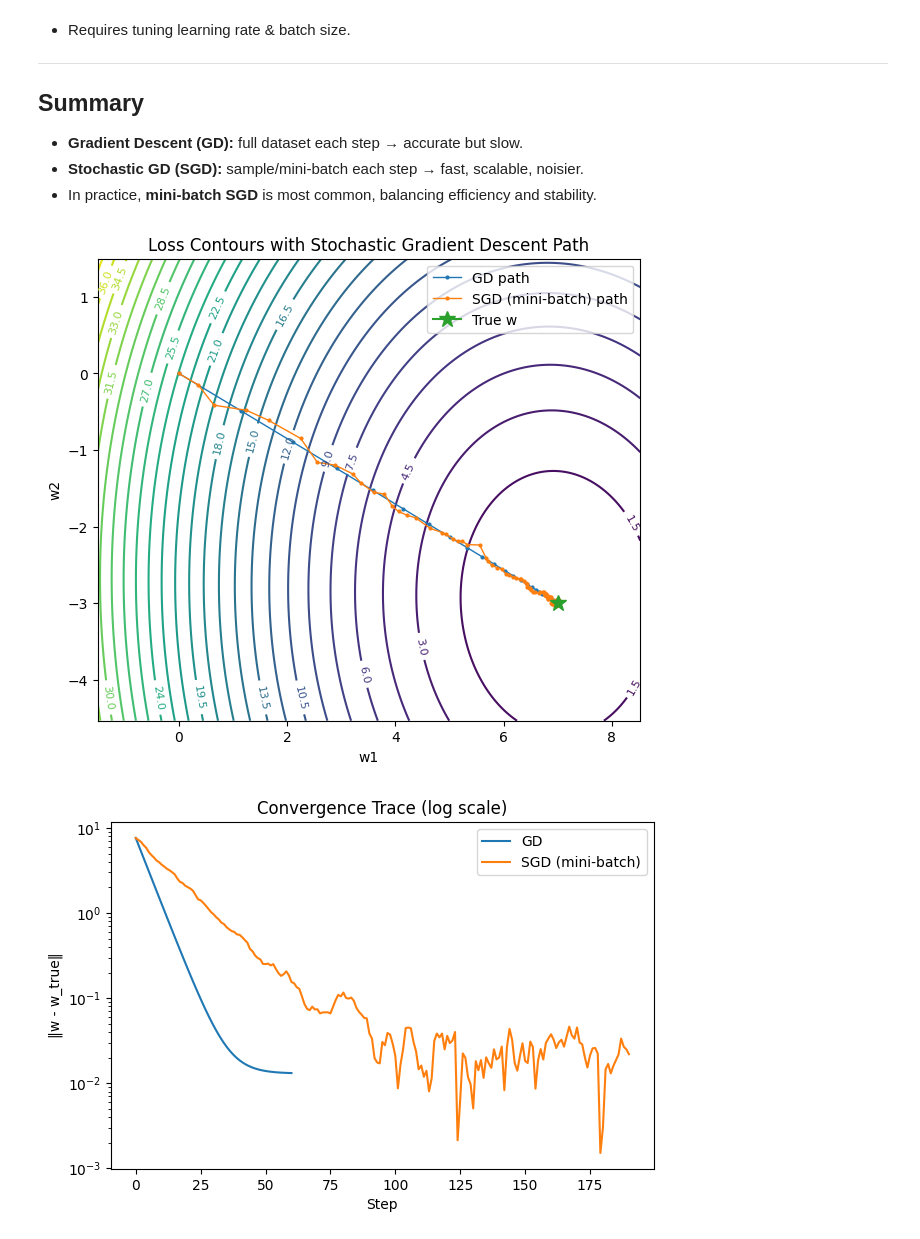
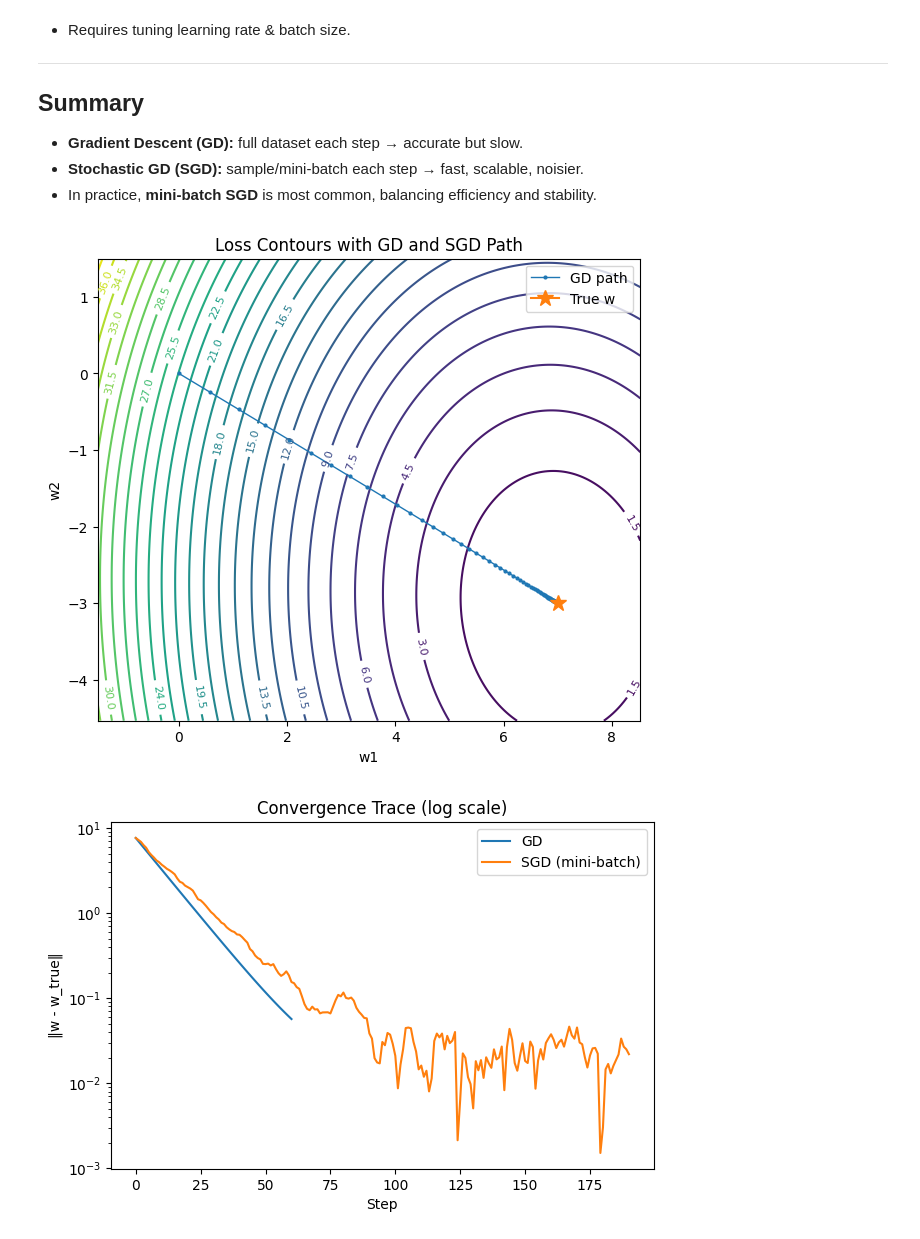
Before and after one commit to Tartertx/MIMF-Fall-2025, a Jupyter notebook: w4d4homework.ipynb, the cells around one changed output. Drawn from its saved outputs; the diff is of its cells as text; code cells hidden in the pictures.

```diff
--- a/w4d4homework.ipynb
+++ b/w4d4homework.ipynb
@@ -76,7 +76,7 @@ def grad_batch(w, Xb, yb):
     return (Xb.T @ r) / len(yb)
 
 # ----- Run GD -----
-def run_gd(lr=0.2, iters=60):
+def run_gd(lr=0.1, iters=60):
     w = np.zeros(d)
     path = [w.copy()]
     for _ in range(iters):
@@ -120,35 +120,35 @@ cs2 = plt.contour(W1, W2, Z, levels=25)
 plt.clabel(cs2, inline=True, fontsize=8)
 
 plt.plot(gd_path[:, 0], gd_path[:, 1], marker="o", markersize=2,
          linewidth=1, label="GD path")
-plt.plot(sgd_path[:, 0], sgd_path[:, 1], marker="o", markersize=2,
-         linewidth=1, label="SGD (mini-batch) path")
+# plt.plot(sgd_path[:, 0], sgd_path[:, 1], marker="o", markersize=2,
+        #  linewidth=1, label="SGD (mini-batch) path")
 plt.plot([w_true[0]], [w_true[1]], marker="*", markersize=12,
          label="True w")
 
 plt.xlabel("w1")
 plt.ylabel("w2")
-plt.title("Loss Contours with Stochastic Gradient Descent Path")
+plt.title("Loss Contours with GD and SGD Path")
 plt.legend()
 plt.show()
 
 
 # Helper: distance to true parameters
 def error_to_true(path, w_true):
     return np.linalg.norm(path - w_true, axis=1)
 
 gd_err = error_to_true(gd_path, w_true)
 sgd_err = error_to_true(sgd_path, w_true)
 
 plt.figure(figsize=(7, 4.5))
 plt.plot(gd_err, label="GD")
 plt.plot(sgd_err, label="SGD (mini-batch)")
 plt.yscale("log")  # log scale helps visualize convergence
 plt.xlabel("Step")
 plt.ylabel("‖w - w_true‖")
 plt.title("Convergence Trace (log scale)")
 plt.legend()
 plt.show()
 # %% [output]
-[figure, old version]
+[figure, new version]
-[figure, old version]
+[figure, new version]
```
